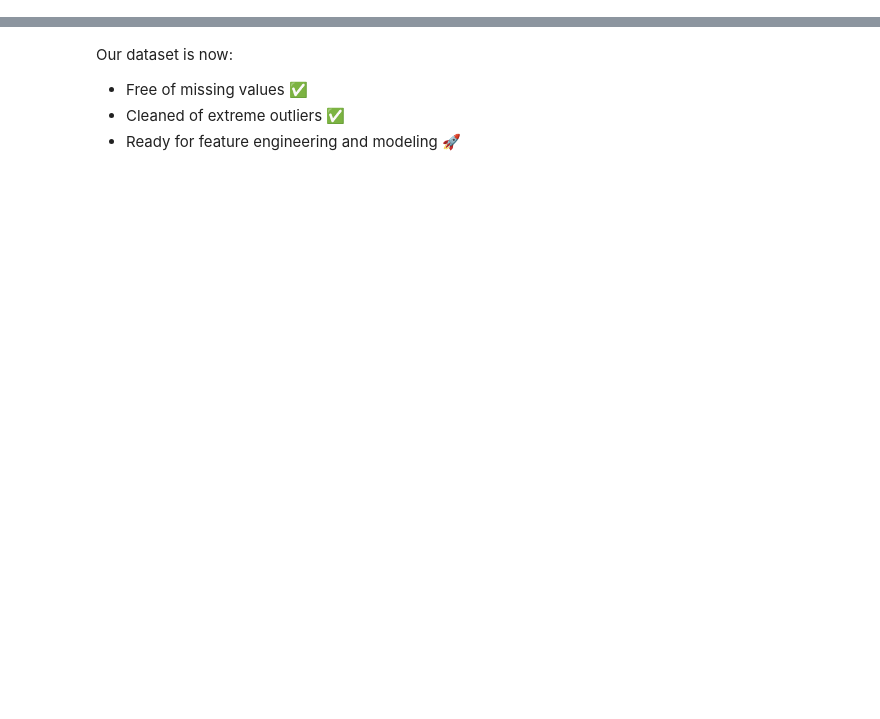
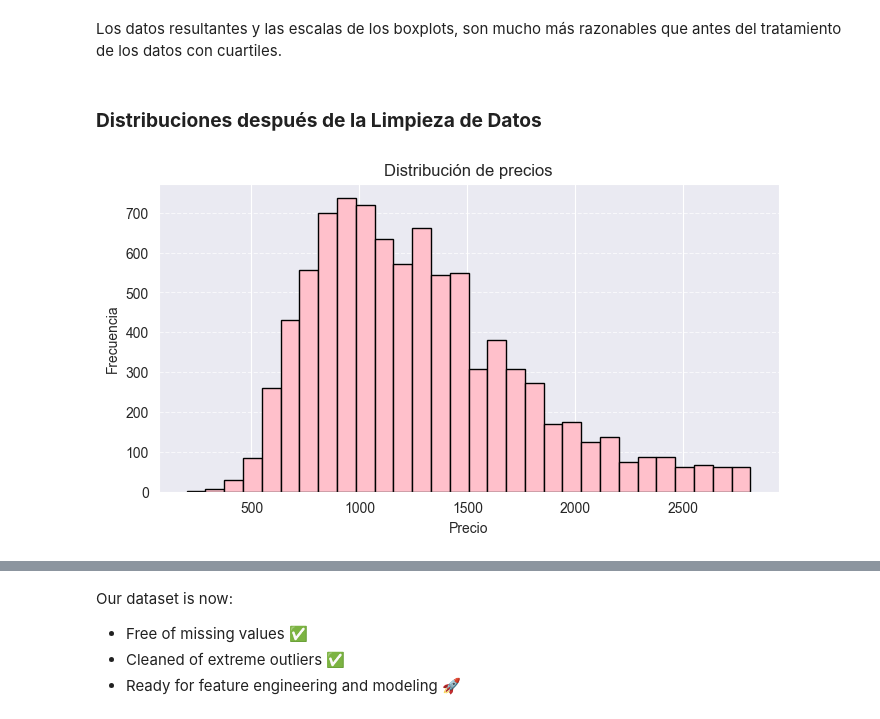
Before and after one commit to claraagui/Proyecto_Final, a Jupyter notebook: notebooks/02_data_wrangling.ipynb, the cells around one changed output, grey strips where cells are left out. Cells and saved outputs as stored; diff of their text form; code cells hidden in the pictures; blank space fills up the shorter version.

```diff
--- a/notebooks/02_data_wrangling.ipynb
+++ b/notebooks/02_data_wrangling.ipynb
@@ -181,0 +55,5 @@ plt.show()
+# %%
+before = df_clean.shape[0]
+df_clean.drop_duplicates(inplace=True)
+after = df_clean.shape[0]
+print(f"Registros eliminados por duplicados: {before - after}")
@@ -181,0 +147,14 @@ plt.show()
+# %% [markdown]
+Los datos resultantes y las escalas de los boxplots, son mucho más razonables que antes del tratamiento de los datos con cuartiles.
+# %% [markdown]
+### **Distribuciones después de la Limpieza de Datos**
+# %%
+plt.figure(figsize=(8,4))
+plt.hist(df_clean['price'], bins=30, color='pink', edgecolor='black')
+plt.title('Distribución de precios')
+plt.xlabel('Precio')
+plt.ylabel('Frecuencia')
+plt.grid(axis='y', linestyle='--', alpha=0.7)
+plt.show()
+# %% [output]
+[figure, added]
```
Also changed, not shown: parts of 52 cells of this notebook, 3 other files.
